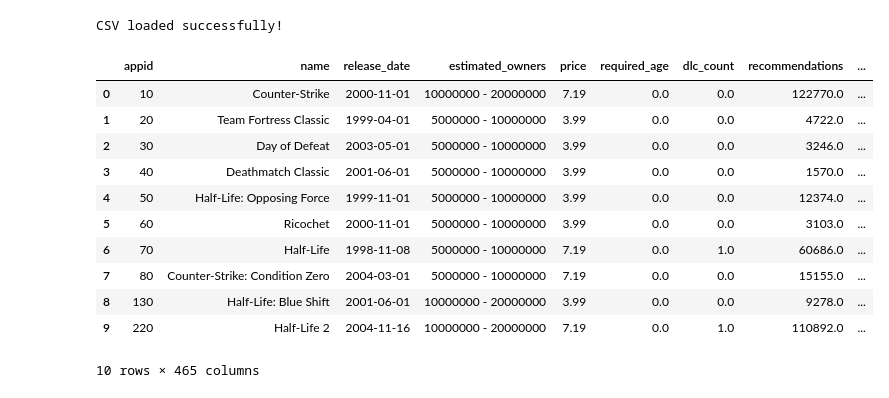
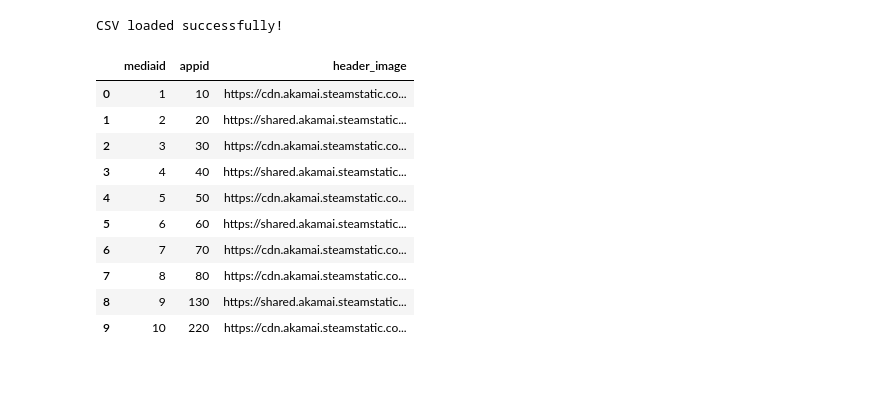
Before and after one commit to Ddavid111/videogame-data-analysis, a Jupyter notebook: notebooks/merge.ipynb, the cells around one changed output. Saved outputs shown, nothing was run; the diff lists cells and outputs as text; code cells hidden in the pictures.

```diff
--- a/notebooks/merge.ipynb
+++ b/notebooks/merge.ipynb
@@ -507,25 +1355,26 @@ Name: release_date, Length: 111452, dtype: datetime64[ns]
 # %%
-csv_path = r"C:\Users\zalma\merge\merged_dataset_D.csv"
+import pandas as pd
+
+csv_path = 'C:/Users/zalma/split/media.csv'
 
 try:
-    df = pd.read_csv(csv_path, dtype=str)
+    df = pd.read_csv(csv_path)
     print("CSV loaded successfully!")
     display(df.head(10))
 except FileNotFoundError:
     print(f"Error: The file was not found at {csv_path}")
 except Exception as e:
     print(f"An error occurred: {e}")
 # %% [output]
 CSV loaded successfully!
-|  | appid | name | release_date | estimated_owners | price | required_age | dlc_count | recommendations | ... |
-| 0 | 10 | Counter-Strike | 2000-11-01 | 10000000 - 20000000 | 7.19 | 0.0 | 0.0 | 122770.0 | ... |
-| 1 | 20 | Team Fortress Classic | 1999-04-01 | 5000000 - 10000000 | 3.99 | 0.0 | 0.0 | 4722.0 | ... |
-| 2 | 30 | Day of Defeat | 2003-05-01 | 5000000 - 10000000 | 3.99 | 0.0 | 0.0 | 3246.0 | ... |
-| 3 | 40 | Deathmatch Classic | 2001-06-01 | 5000000 - 10000000 | 3.99 | 0.0 | 0.0 | 1570.0 | ... |
-| 4 | 50 | Half-Life: Opposing Force | 1999-11-01 | 5000000 - 10000000 | 3.99 | 0.0 | 0.0 | 12374.0 | ... |
-| 5 | 60 | Ricochet | 2000-11-01 | 5000000 - 10000000 | 3.99 | 0.0 | 0.0 | 3103.0 | ... |
-| 6 | 70 | Half-Life | 1998-11-08 | 5000000 - 10000000 | 7.19 | 0.0 | 1.0 | 60686.0 | ... |
-| 7 | 80 | Counter-Strike: Condition Zero | 2004-03-01 | 5000000 - 10000000 | 7.19 | 0.0 | 0.0 | 15155.0 | ... |
-| 8 | 130 | Half-Life: Blue Shift | 2001-06-01 | 10000000 - 20000000 | 3.99 | 0.0 | 0.0 | 9278.0 | ... |
-| 9 | 220 | Half-Life 2 | 2004-11-16 | 10000000 - 20000000 | 7.19 | 0.0 | 1.0 | 110892.0 | ... |
+|  | mediaid | appid | header_image |
+| 0 | 1 | 10 | https://cdn.akamai.steamstatic.co... |
+| 1 | 2 | 20 | https://shared.akamai.steamstatic... |
+| 2 | 3 | 30 | https://cdn.akamai.steamstatic.co... |
+| 3 | 4 | 40 | https://shared.akamai.steamstatic... |
+| 4 | 5 | 50 | https://cdn.akamai.steamstatic.co... |
+| 5 | 6 | 60 | https://shared.akamai.steamstatic... |
+| 6 | 7 | 70 | https://cdn.akamai.steamstatic.co... |
+| 7 | 8 | 80 | https://cdn.akamai.steamstatic.co... |
+| 8 | 9 | 130 | https://shared.akamai.steamstatic... |
+| 9 | 10 | 220 | https://cdn.akamai.steamstatic.co... |
-10 rows × 465 columns
```
Also changed, not shown: parts of 24 cells of this notebook.
